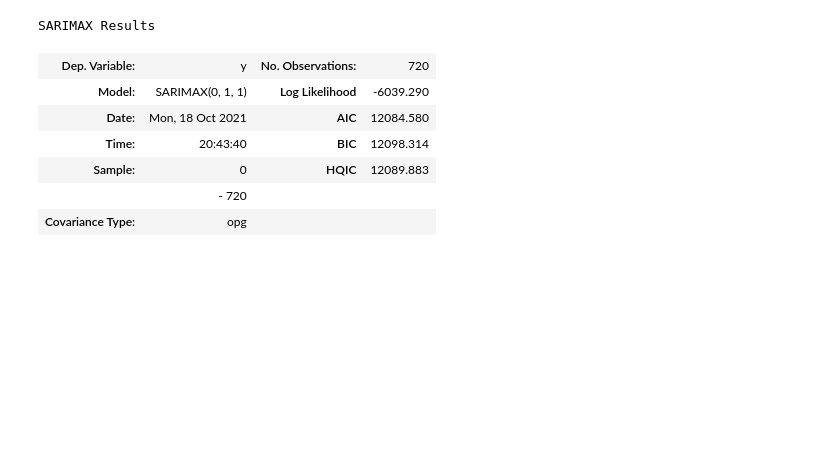
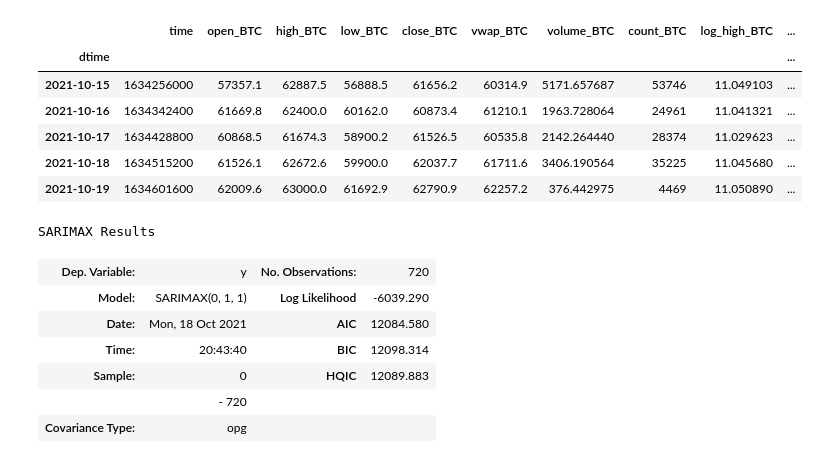
Before and after one commit to hank-butler/hf, a Jupyter notebook: btc_forecast_20211018.ipynb, the cells around one changed output. Saved outputs shown, nothing was run; the diff lists cells and outputs as text; code cells hidden in the pictures; blank space fills up the shorter version.

```diff
--- a/btc_forecast_20211018.ipynb
+++ b/btc_forecast_20211018.ipynb
@@ -33,3 +45,13 @@ TypeError: acf() got an unexpected keyword argument 'unbiased'
+# %%
+btc.tail()
+# %% [output]
+|  | time | open_BTC | high_BTC | low_BTC | close_BTC | vwap_BTC | volume_BTC | count_BTC | log_high_BTC | ... |
+| dtime |  |  |  |  |  |  |  |  |  | ... |
+| 2021-10-15 | 1634256000 | 57357.1 | 62887.5 | 56888.5 | 61656.2 | 60314.9 | 5171.657687 | 53746 | 11.049103 | ... |
+| 2021-10-16 | 1634342400 | 61669.8 | 62400.0 | 60162.0 | 60873.4 | 61210.1 | 1963.728064 | 24961 | 11.041321 | ... |
+| 2021-10-17 | 1634428800 | 60868.5 | 61674.3 | 58900.2 | 61526.5 | 60535.8 | 2142.264440 | 28374 | 11.029623 | ... |
+| 2021-10-18 | 1634515200 | 61526.1 | 62672.6 | 59900.0 | 62037.7 | 61711.6 | 3406.190564 | 35225 | 11.045680 | ... |
+| 2021-10-19 | 1634601600 | 62009.6 | 63000.0 | 61692.9 | 62790.9 | 62257.2 | 376.442975 | 4469 | 11.050890 | ... |
 # %%
 btc_forecast = pm.auto_arima(btc['vwap_BTC'],
                             start_p = 1,
```
Also changed, not shown: parts of 8 cells of this notebook.
